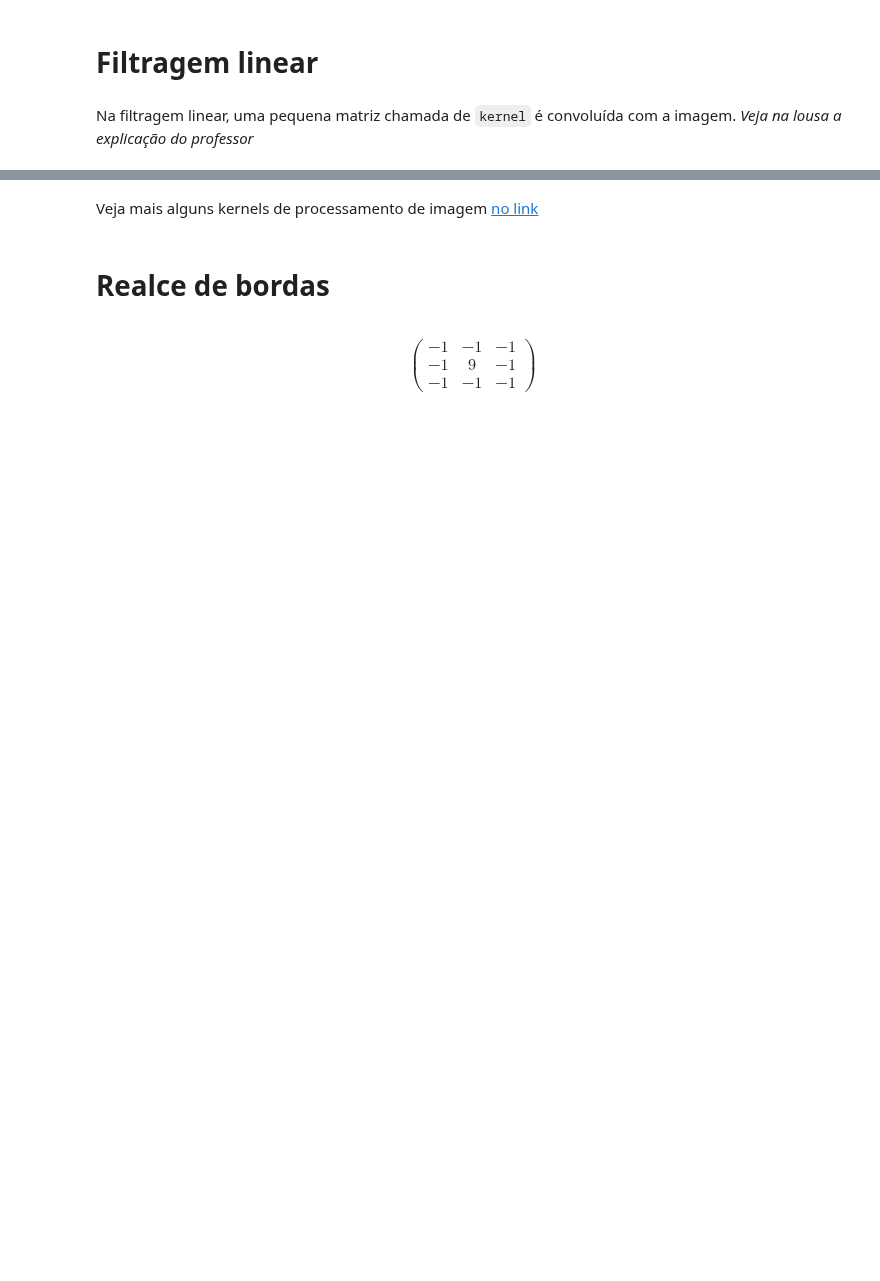
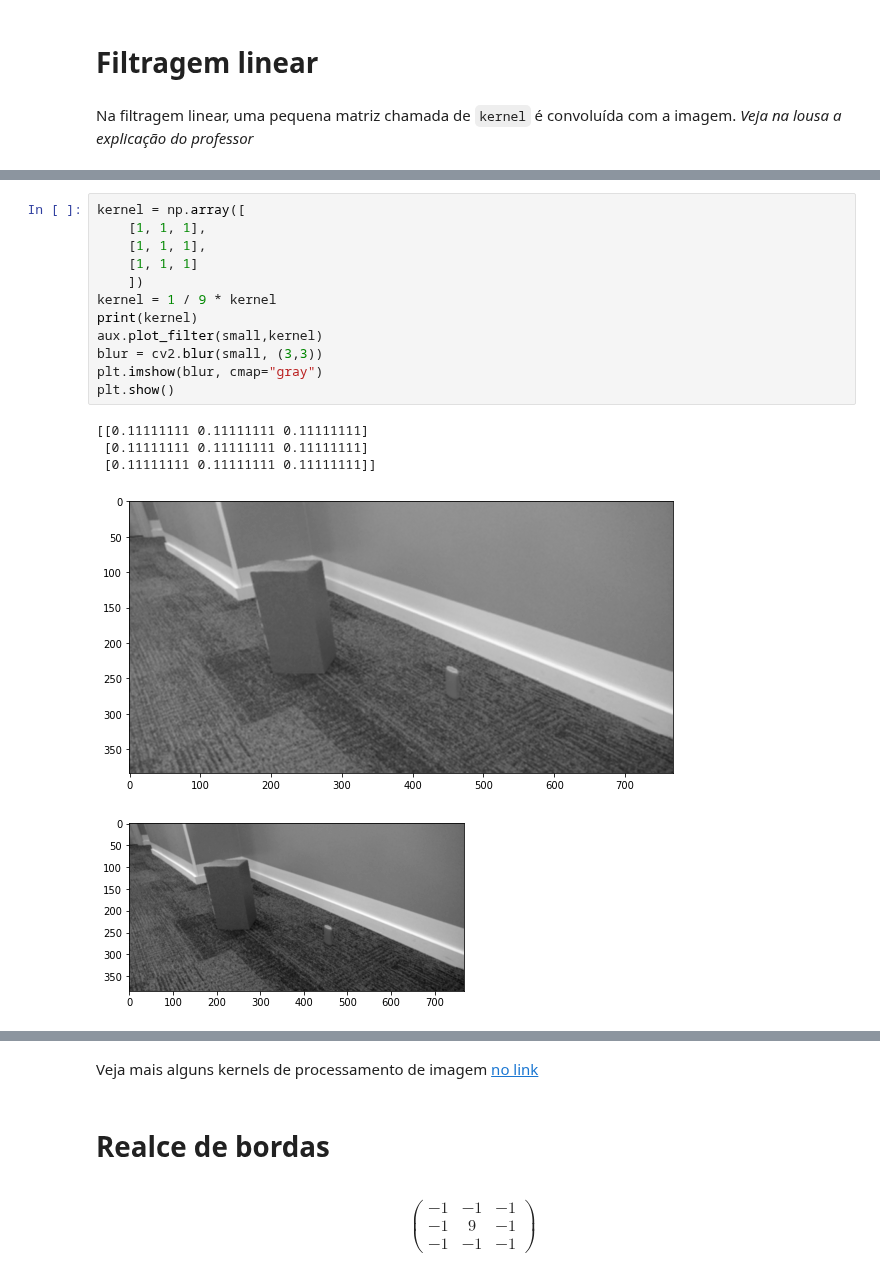
Before and after one commit to Insper/robotica-computacional, a Jupyter notebook: docs/modulos/03-visao/atividade1.ipynb, the cells around one changed output, grey strips where cells are left out. Drawn from its saved outputs; the diff is of its cells as text; blank space fills up the shorter version.

```diff
--- a/docs/modulos/03-visao/atividade1.ipynb
+++ b/docs/modulos/03-visao/atividade1.ipynb
@@ -90,3 +71,21 @@ interactive(children=(IntSlider(value=3, description='sz', max=15, min=1), Outpu
+# %%
+kernel = np.array([
+    [1, 1, 1],
+    [1, 1, 1],
+    [1, 1, 1]
+    ])
+kernel = 1 / 9 * kernel
+print(kernel)
+aux.plot_filter(small,kernel)
+blur = cv2.blur(small, (3,3))
+plt.imshow(blur, cmap="gray")
+plt.show()
+# %% [output]
+[[0.11111111 0.11111111 0.11111111]
+ [0.11111111 0.11111111 0.11111111]
+ [0.11111111 0.11111111 0.11111111]]
+[figure, added]
+[figure, added]
 # %% [markdown]
 <div id="borda"></div>
 # %% [markdown]
```
Also changed, not shown: parts of 20 cells of this notebook.
